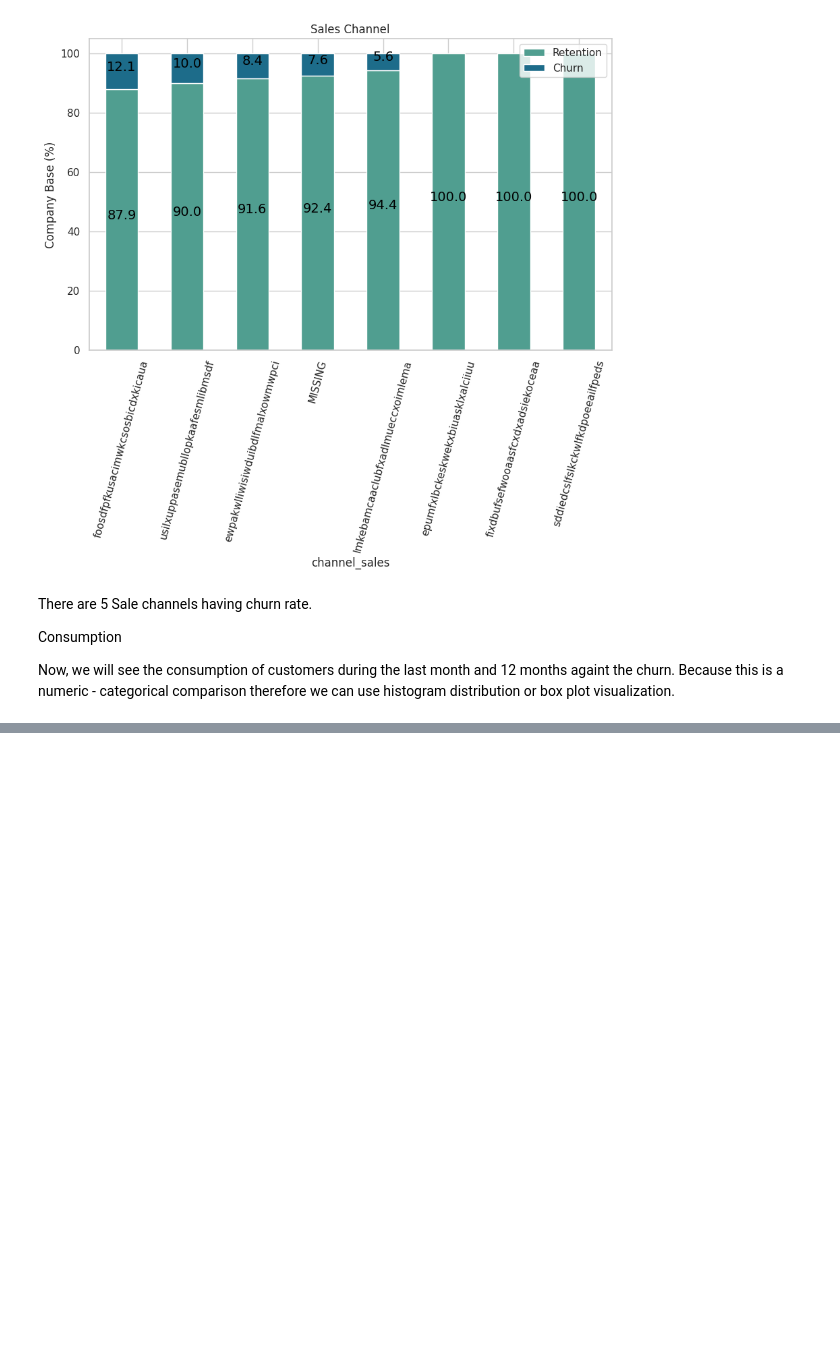
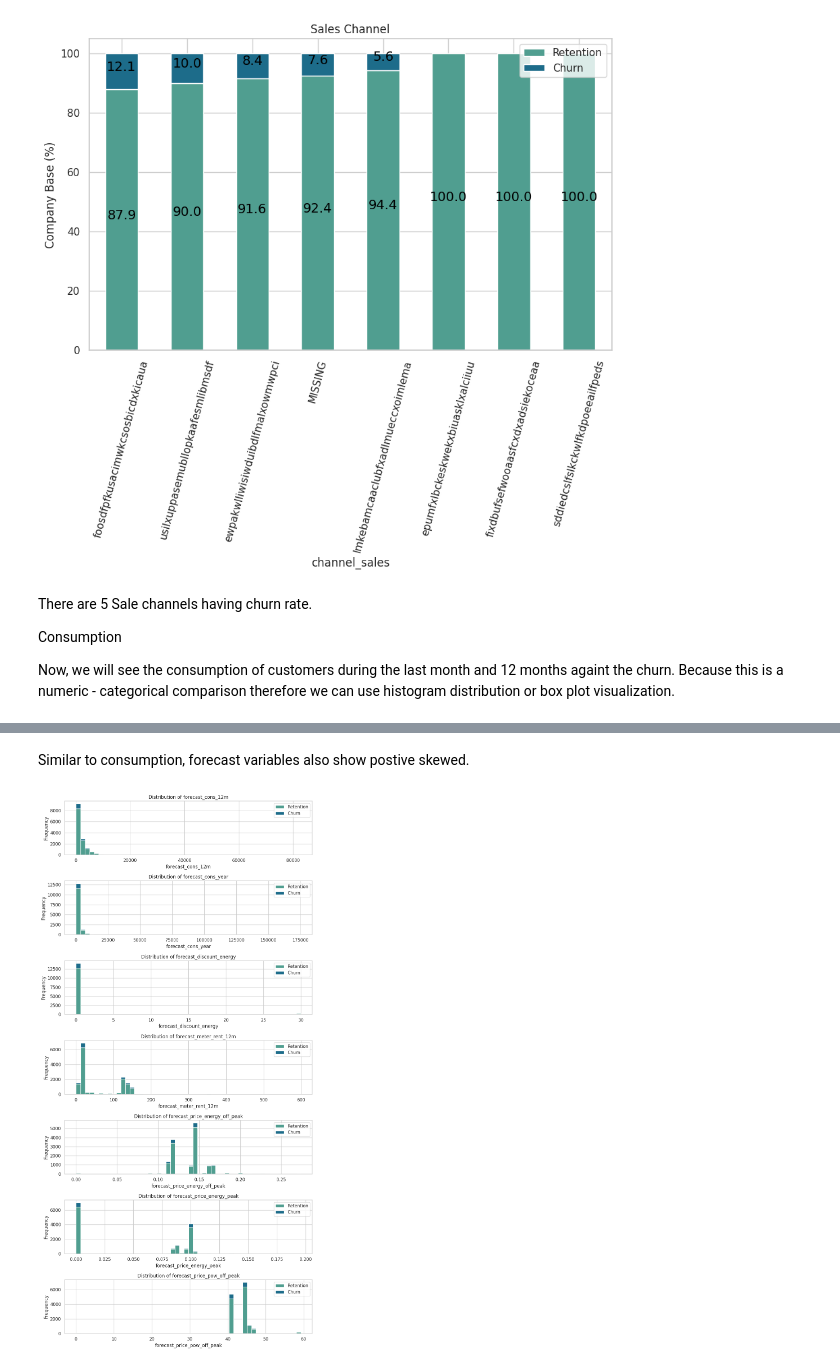
Before and after one commit to SurekhaBerlin/BCGX-Data-Science-Internship, a Jupyter notebook: BCGX_Data_Science_project.ipynb, the cells around one changed output, grey strips where cells are left out. Saved outputs shown, nothing was run; the diff lists cells and outputs as text; code cells hidden in the pictures; blank space fills up the shorter version.

```diff
--- a/BCGX_Data_Science_project.ipynb
+++ b/BCGX_Data_Science_project.ipynb
@@ -403,0 +475,44 @@ Now, we will see the consumption of customers during the last month and 12 month
+# %% [markdown]
+Similar to consumption, forecast variables also show postive skewed.
+# %%
+def plot_distribution(dataframe, column, ax, bins_=50):
+    """
+    Plot variable distribution in a stacked histogram of churned or retained company
+    """
+    # Create a temporary dataframe with the data to be plotted
+    temp = pd.DataFrame({
+        "Retention": dataframe[dataframe["churn"] == 0][column],
+        "Churn": dataframe[dataframe["churn"] == 1][column]
+    })
+
+    # Define the color palette from seaborn's "crest" palette
+    colors = sns.color_palette("crest", n_colors=2)  # Get 2 shades from the "crest" palette
+
+    # Plot the histogram
+    temp[["Retention", "Churn"]].plot(kind='hist', bins=bins_, ax=ax, stacked=True, color=colors)
+
+    # X-axis label
+    ax.set_xlabel(column)
+    # Change the x-axis to plain style
+    ax.ticklabel_format(style='plain', axis='x')
+    # Title
+    ax.set_title(f'Distribution of {column}')
+# Create subplots
+fig, axs = plt.subplots(nrows=7, figsize=(10, 20))
+
+# Plot histograms using the 'crest' color palette
+plot_distribution(client_df, 'forecast_cons_12m', axs[0])
+plot_distribution(client_df, 'forecast_cons_year', axs[1])
+plot_distribution(client_df, 'forecast_discount_energy', axs[2])
+plot_distribution(client_df, 'forecast_meter_rent_12m', axs[3])
+plot_distribution(client_df, 'forecast_price_energy_off_peak', axs[4])
+plot_distribution(client_df, 'forecast_price_energy_peak', axs[5])
+plot_distribution(client_df, 'forecast_price_pow_off_peak', axs[6])
+
+# Adjust layout
+plt.tight_layout()
+
+# Show plot
+plt.show()
+# %% [output]
+[figure, added]
```
Also changed, not shown: parts of 21 cells of this notebook.
